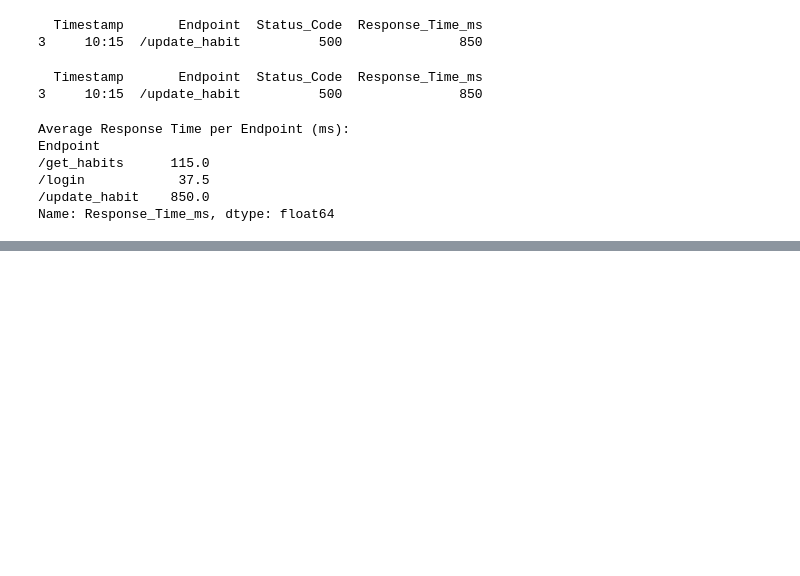
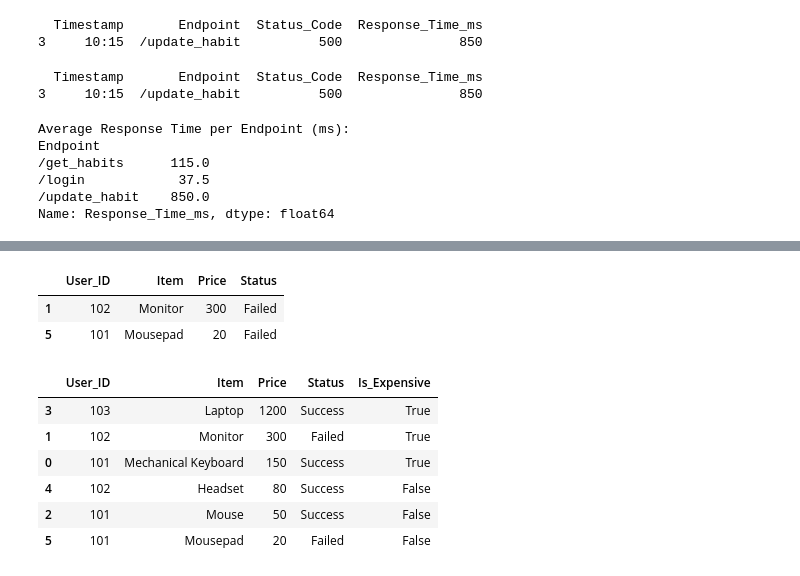
Before and after one commit to tanmaykhanna07/python-for-data-science, a Jupyter notebook: Pandas.ipynb, the cells around one changed output, grey strips where cells are left out. Drawn from its saved outputs; the diff is of its cells as text; code cells hidden in the pictures; blank space fills up the shorter version.

Commit message:
Learned about sum, and sorting and making a new column in the table.

```diff
--- a/Pandas.ipynb
+++ b/Pandas.ipynb
@@ -59,0 +74,10 @@ Name: Response_Time_ms, dtype: float64
+# %%
+checkout_data = {
+    "User_ID": [101, 102, 101, 103, 102, 101],
+    "Item": ["Mechanical Keyboard", "Monitor", "Mouse", "Laptop", "Headset", "Mousepad"],
+    "Price": [150, 300, 50, 1200, 80, 20],
+    "Status": ["Success", "Failed", "Success", "Success", "Success", "Failed"]
+}
+
+df_sales = pd.DataFrame(checkout_data)
+df_sales
@@ -59,0 +113,19 @@ Name: Response_Time_ms, dtype: float64
+# %%
+failed_purchases = df_sales[df_sales['Status'] == "Failed"]
+failed_purchases
+# %% [output]
+|  | User_ID | Item | Price | Status |
+| 1 | 102 | Monitor | 300 | Failed |
+| 5 | 101 | Mousepad | 20 | Failed |
+# %%
+df_sales['Is_Expensive'] = df_sales['Price'] >= 100
+sorted_df = df_sales.sort_values(by = "Price" , ascending = False)
+sorted_df
+# %% [output]
+|  | User_ID | Item | Price | Status | Is_Expensive |
+| 3 | 103 | Laptop | 1200 | Success | True |
+| 1 | 102 | Monitor | 300 | Failed | True |
+| 0 | 101 | Mechanical Keyboard | 150 | Success | True |
+| 4 | 102 | Headset | 80 | Success | False |
+| 2 | 101 | Mouse | 50 | Success | False |
+| 5 | 101 | Mousepad | 20 | Failed | False |
```
Also changed, not shown: parts of 4 cells of this notebook.
